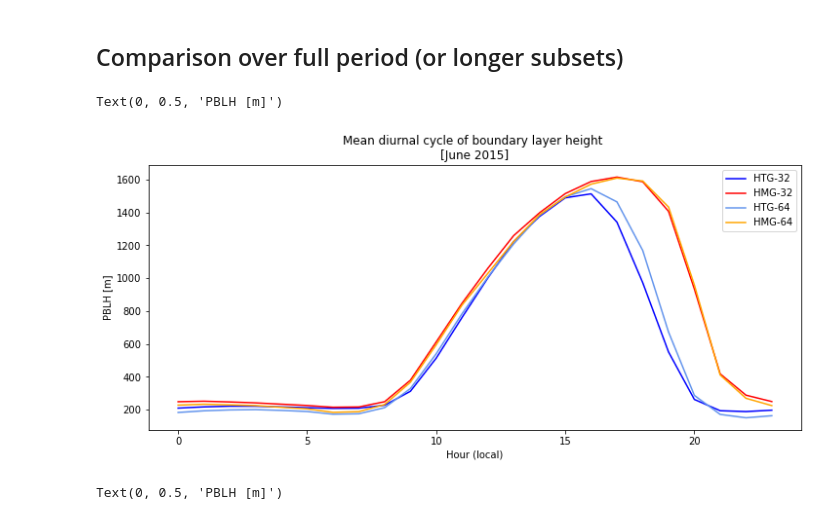
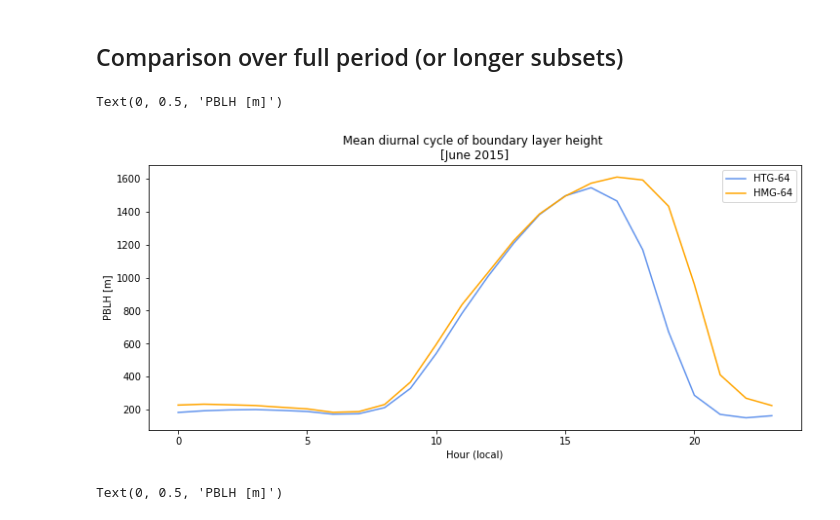
Before and after one commit to megandevlan/CLASP-CESM2_analysis, a Jupyter notebook: SCAM_CLUBBimpacts.ipynb, the cells around one changed output. Saved outputs shown, nothing was run; the diff lists cells and outputs as text; code cells hidden in the pictures.

```diff
--- a/SCAM_CLUBBimpacts.ipynb
+++ b/SCAM_CLUBBimpacts.ipynb
@@ -358,37 +357,37 @@ hmg32_diurnalPBL_double[24::] = np.squeeze(meanDiurnal_HMG32.PBLH.values)
 htg64_diurnalPBL_double = np.full([48], np.nan)
 htg64_diurnalPBL_double[0:24] = np.squeeze(meanDiurnal_HTG64.PBLH.values)
 htg64_diurnalPBL_double[24::] = np.squeeze(meanDiurnal_HTG64.PBLH.values)
 
 hmg64_diurnalPBL_double = np.full([48], np.nan)
 hmg64_diurnalPBL_double[0:24] = np.squeeze(meanDiurnal_HMG64.PBLH.values)
 hmg64_diurnalPBL_double[24::] = np.squeeze(meanDiurnal_HMG64.PBLH.values)
 
 noMom_diurnalPBL_double = np.full([48], np.nan)
 noMom_diurnalPBL_double[0:24] = np.squeeze(meanDiurnal_noMom.PBLH.values)
 noMom_diurnalPBL_double[24::] = np.squeeze(meanDiurnal_noMom.PBLH.values)
 
 hoursDouble = np.full([48],np.nan)
 hoursDouble[0:24] = meanDiurnal_HTG32.hour.values
 hoursDouble[24::] = meanDiurnal_HTG32.hour.values+24
 
 fig, ax1 = plt.subplots(1,1, figsize=(12, 5),
                      facecolor='w', edgecolor='k')
 
-ax1.plot(meanDiurnal_HTG32.hour.values,htg32_diurnalPBL_double[5:29],'b',label='HTG-32')
-ax1.plot(meanDiurnal_HTG32.hour.values,hmg32_diurnalPBL_double[5:29],'r',label='HMG-32')
+#ax1.plot(meanDiurnal_HTG32.hour.values,htg32_diurnalPBL_double[5:29],'b',label='HTG-32')
+#ax1.plot(meanDiurnal_HTG32.hour.values,hmg32_diurnalPBL_double[5:29],'r',label='HMG-32')
 ax1.plot(meanDiurnal_HTG32.hour.values,htg64_diurnalPBL_double[5:29],color='cornflowerblue',label='HTG-64')
 ax1.plot(meanDiurnal_HTG32.hour.values,hmg64_diurnalPBL_double[5:29],color='orange',label='HMG-64')
-#ax1.plot(timesNoMom,np.squeeze(noMomDS.PBLH.values)[:],'g',label='NoMoments',alpha=0.6)
+#ax1.plot(meanDiurnal_HTG32.hour.values,noMom_diurnalPBL_double[5:29],color='g',label='No Moments')
 # ax1.plot(timesHTG_old,np.squeeze(htgOldDS.PBLH.values)[:],color='cyan',label='HET-old',alpha=0.9)
 # ax1.plot(timesHMG_old,np.squeeze(hmgOldDS.PBLH.values)[:],color='violet',label='HOM-old',alpha=0.6)
 ax1.legend()
 ax1.set_title('Mean diurnal cycle of boundary layer height \n[June 2015]')
 ax1.set_xlabel('Hour (local)')
 ax1.set_ylabel('PBLH [m]')
 #ax1.set_ylim([-0.1e-6, 1.3e-6])
 # %% [output]
 Text(0, 0.5, 'PBLH [m]')
-[figure, old version]
+[figure, new version]
 # %%
 fig, ax1 = plt.subplots(1,1, figsize=(12, 5),
                      facecolor='w', edgecolor='k')
```
Also changed, not shown: parts of 2 cells of this notebook, 1 other file.
